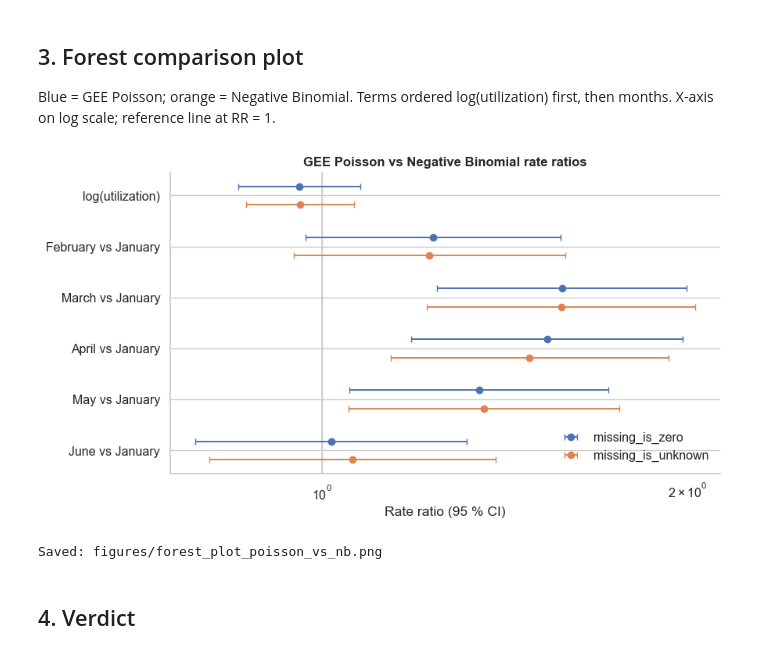
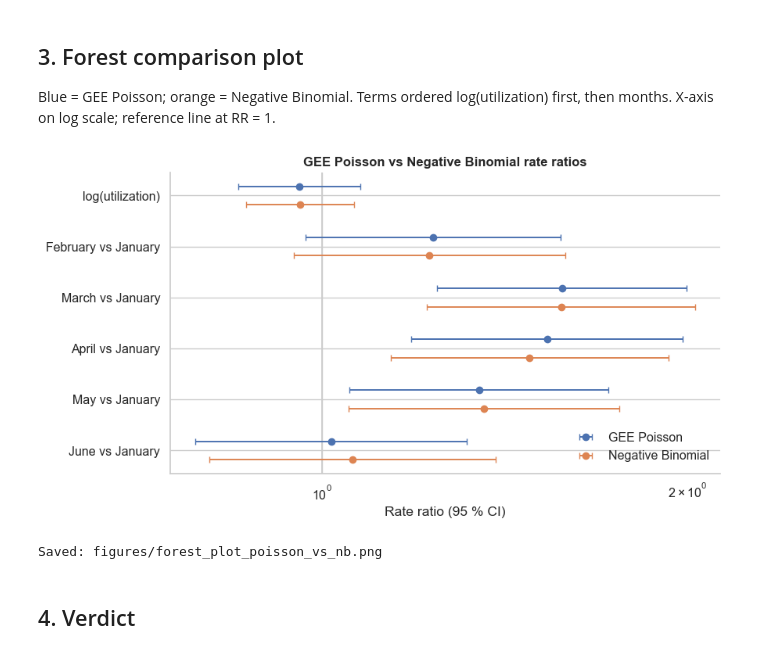
Before and after one commit to Carlynn16/ev-charging-maintenance-optimization, a Jupyter notebook: notebooks/05b_negbin_robustness.ipynb, the cells around one changed output. Cells and saved outputs as stored; diff of their text form; code cells hidden in the pictures.

```diff
--- a/notebooks/05b_negbin_robustness.ipynb
+++ b/notebooks/05b_negbin_robustness.ipynb
@@ -120,15 +120,16 @@ first, then months. X-axis on log scale; reference line at RR = 1.
 # %%
 fig, ax = plt.subplots(figsize=(9, 5))
 plot_forest_comparison(
     rr_poisson, rr_nb, ax=ax,
     title="GEE Poisson vs Negative Binomial rate ratios",
+    labels=("GEE Poisson", "Negative Binomial"),
 )
 fig.tight_layout()
 fig.savefig("figures/forest_plot_poisson_vs_nb.png")
 plt.show()
 print("Saved: figures/forest_plot_poisson_vs_nb.png")
 # %% [output]
-[figure, old version]
+[figure, new version]
 Saved: figures/forest_plot_poisson_vs_nb.png
 # %% [markdown]
 ## 4. Verdict
```
Also changed, not shown: 2 other files.
